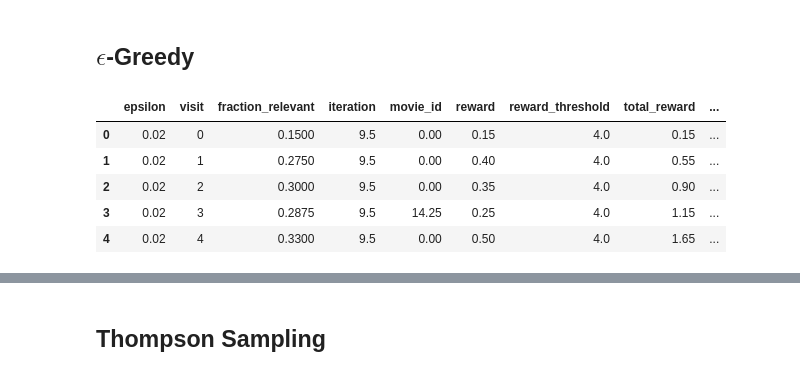
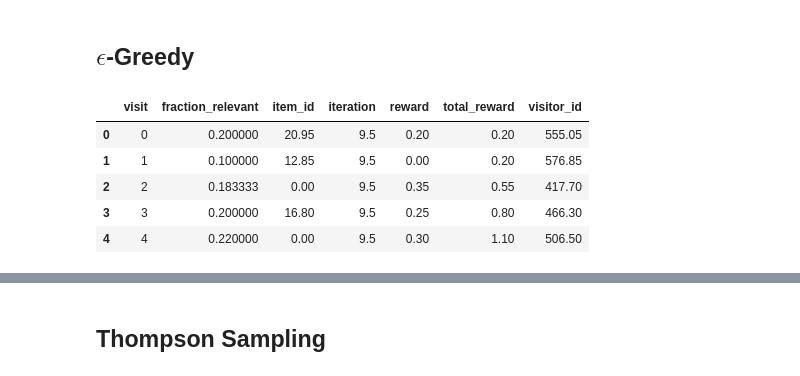
Before and after one commit to brian-c-ogorman/ABanditTesting, a Jupyter notebook: 2_results_analysis.ipynb, the cells around one changed output, grey strips where cells are left out. Saved outputs shown, nothing was run; the diff lists cells and outputs as text; code cells hidden in the pictures.

```diff
--- a/2_results_analysis.ipynb
+++ b/2_results_analysis.ipynb
@@ -103,5 +92,5 @@ ab_test_10k.head()
 # %% [markdown]
 ## $\epsilon$-Greedy Output
 # %%
-eps_greedy = pd.read_csv('output/epsilon_greedy.csv').drop(columns='Unnamed: 0')
+eps_greedy_05 = pd.read_csv('output/epsilon_greedy_05.csv').drop(columns='Unnamed: 0')
 # %%
@@ -217,13 +206,13 @@ ab_test_10k_avg.head()
 # %% [markdown]
 ## $\epsilon$-Greedy
 # %%
-eps_greedy_avg = eps_greedy.groupby(['epsilon','visit'], as_index=False).mean()
+eps_greedy_05_avg = eps_greedy_05.groupby(['visit'], as_index=False).mean()
 # %%
-eps_greedy_avg.head()
+eps_greedy_05_avg.head()
 # %% [output]
-|  | epsilon | visit | fraction_relevant | iteration | movie_id | reward | reward_threshold | total_reward | ... |
-| 0 | 0.02 | 0 | 0.1500 | 9.5 | 0.00 | 0.15 | 4.0 | 0.15 | ... |
-| 1 | 0.02 | 1 | 0.2750 | 9.5 | 0.00 | 0.40 | 4.0 | 0.55 | ... |
-| 2 | 0.02 | 2 | 0.3000 | 9.5 | 0.00 | 0.35 | 4.0 | 0.90 | ... |
-| 3 | 0.02 | 3 | 0.2875 | 9.5 | 14.25 | 0.25 | 4.0 | 1.15 | ... |
-| 4 | 0.02 | 4 | 0.3300 | 9.5 | 0.00 | 0.50 | 4.0 | 1.65 | ... |
+|  | visit | fraction_relevant | item_id | iteration | reward | total_reward | visitor_id |
+| 0 | 0 | 0.200000 | 20.95 | 9.5 | 0.20 | 0.20 | 555.05 |
+| 1 | 1 | 0.100000 | 12.85 | 9.5 | 0.00 | 0.20 | 576.85 |
+| 2 | 2 | 0.183333 | 0.00 | 9.5 | 0.35 | 0.55 | 417.70 |
+| 3 | 3 | 0.200000 | 16.80 | 9.5 | 0.25 | 0.80 | 466.30 |
+| 4 | 4 | 0.220000 | 0.00 | 9.5 | 0.30 | 1.10 | 506.50 |
```
Also changed, not shown: parts of 19 cells of this notebook, 1 other file.
